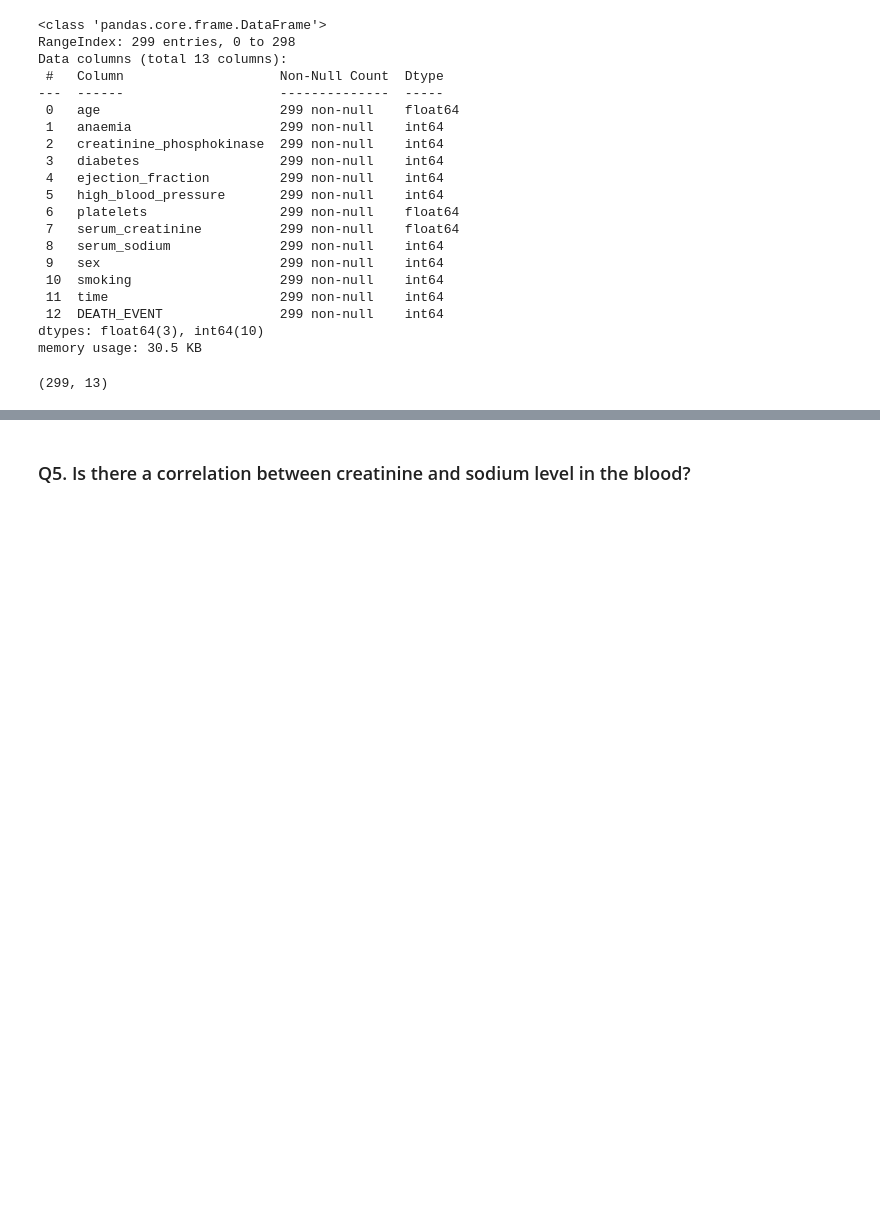
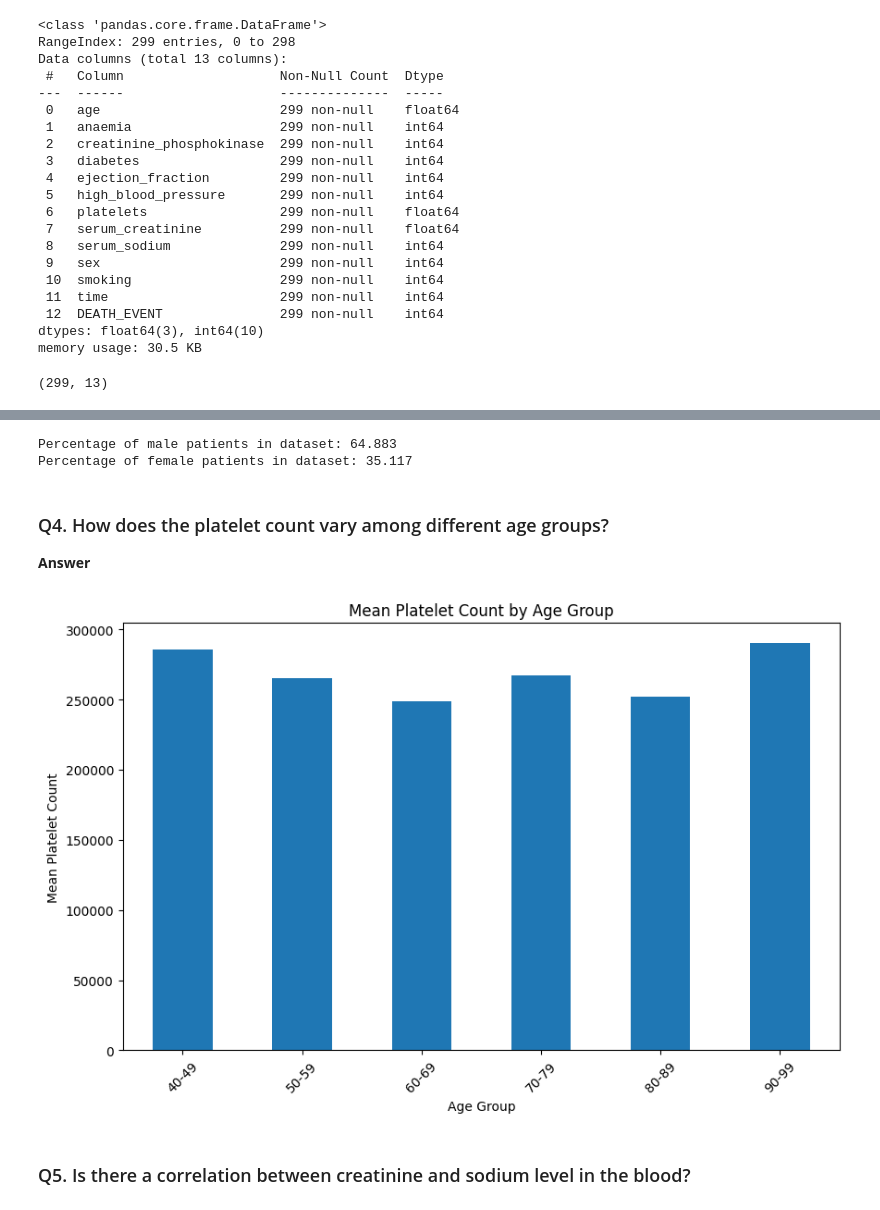
Before and after one commit to AjayKumar095/Data-Science-Masters, a Jupyter notebook: EDA_On_Heart_Failure_dataset/EDA_Assignment_14_Mar.ipynb, the cells around one changed output, grey strips where cells are left out. Saved outputs shown, nothing was run; the diff lists cells and outputs as text; code cells hidden in the pictures; blank space fills up the shorter version.

```diff
--- a/EDA_On_Heart_Failure_dataset/EDA_Assignment_14_Mar.ipynb
+++ b/EDA_On_Heart_Failure_dataset/EDA_Assignment_14_Mar.ipynb
@@ -65,3 +120,37 @@ plt.show()
+# %%
+# Sex: Gender of the patient (binary: 0 for female, 1 for male).
+
+Total_patients=df['sex'].value_counts().sum()
+Male_patients=sum([i for i in df['sex'] if i==1])
+Female_patients=Total_patients-Male_patients
+
+Male_percentage = (Male_patients /(Total_patients)) * 100
+Female_percentage = (Female_patients /(Total_patients)) * 100
+
+print(f'Percentage of male patients in dataset: {Male_percentage:.3f}')
+print(f'Percentage of female patients in dataset: {Female_percentage:.3f}')
+# %% [output]
+Percentage of male patients in dataset: 64.883
+Percentage of female patients in dataset: 35.117
+# %% [markdown]
+<h3>Q4. How does the platelet count vary among different age groups?</h3>
+<p><b>Answer</b></p>
+# %%
+bins = [ 40, 50, 60, 70, 80, 90, 100]
+labels = ['40-49', '50-59', '60-69', '70-79', '80-89', '90-99']
+df['age_group'] = pd.cut(df['age'], bins=bins, labels=labels, right=False)
+
+Mean_platelet_counts=df.groupby('age_group')['platelets'].mean()
+
+plt.figure(figsize=(10, 6))
+Mean_platelet_counts.plot(kind='bar')
+plt.title('Mean Platelet Count by Age Group')
+plt.xlabel('Age Group')
+plt.ylabel('Mean Platelet Count')
+plt.xticks(rotation=45)
+plt.show()
+# %% [output]
+[figure, added]
 # %% [markdown]
 <h3>Q5. Is there a correlation between creatinine and sodium level in the blood?</h3>
 # %%
```
Also changed, not shown: parts of 20 cells of this notebook.
